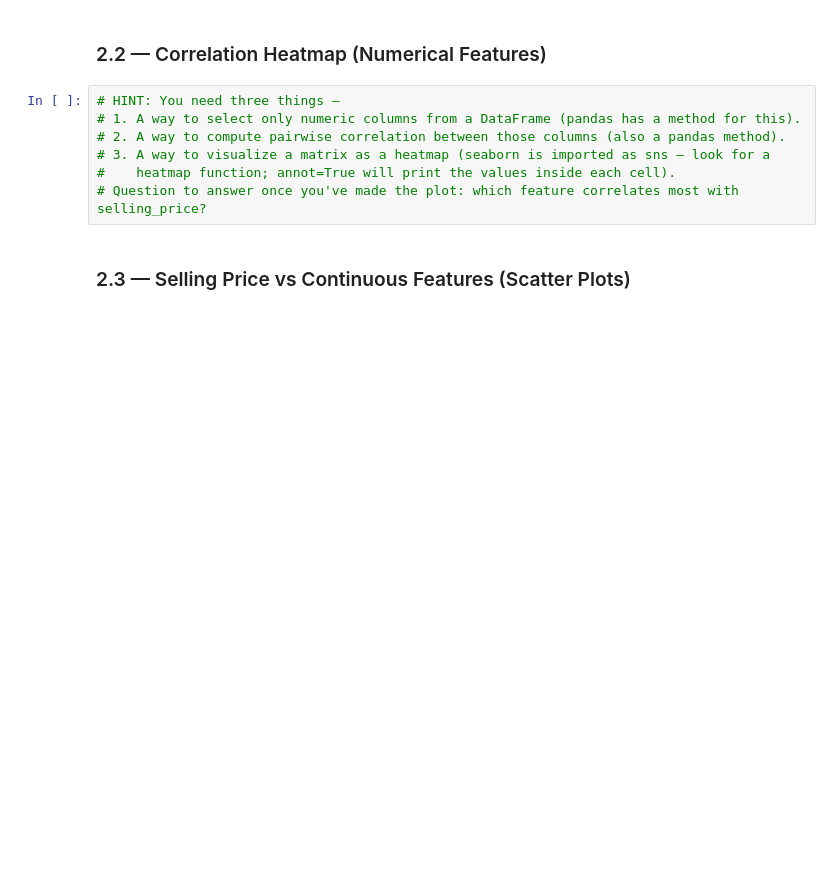
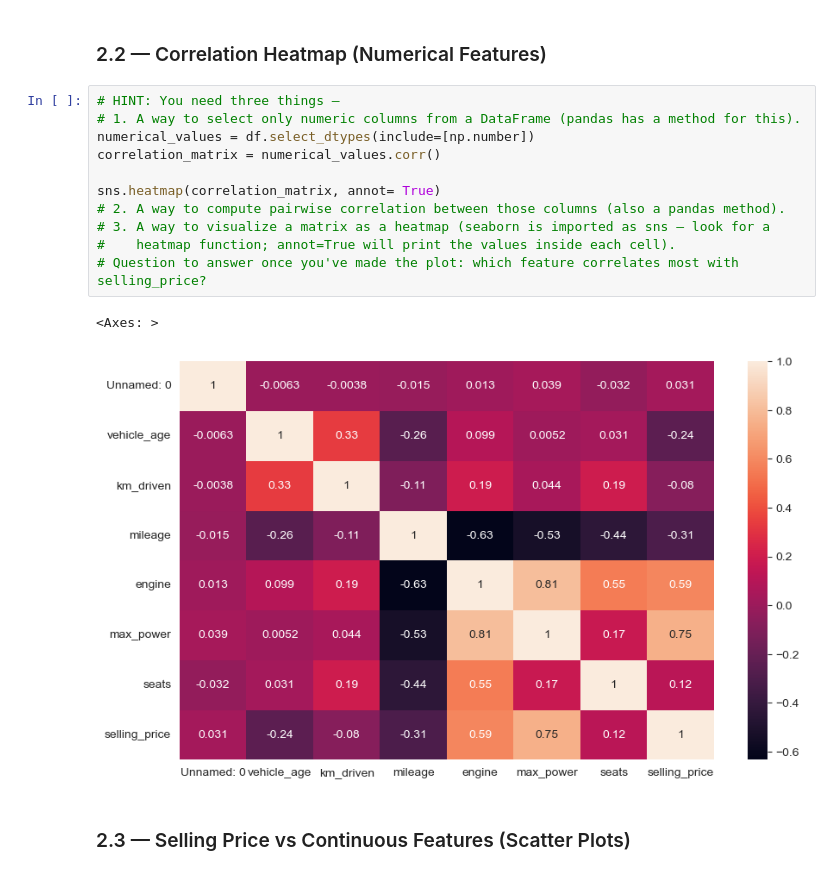
Before and after one commit to sufyan1105/Used-Car-Price-Prediction, a Jupyter notebook: used_car_price_predictor.ipynb, the cells around one changed output. Cells and saved outputs as stored; diff of their text form; blank space fills up the shorter version.

```diff
--- a/used_car_price_predictor.ipynb
+++ b/used_car_price_predictor.ipynb
@@ -138,10 +142,17 @@ plt.show()
 # %%
 # HINT: You need three things —
 # 1. A way to select only numeric columns from a DataFrame (pandas has a method for this).
+numerical_values = df.select_dtypes(include=[np.number])
+correlation_matrix = numerical_values.corr()
+
+sns.heatmap(correlation_matrix, annot= True)
 # 2. A way to compute pairwise correlation between those columns (also a pandas method).
 # 3. A way to visualize a matrix as a heatmap (seaborn is imported as sns — look for a
 #    heatmap function; annot=True will print the values inside each cell).
 # Question to answer once you've made the plot: which feature correlates most with selling_price?
+# %% [output]
+<Axes: >
+[figure, added]
 # %% [markdown]
 ### 2.3 — Selling Price vs Continuous Features (Scatter Plots)
 # %%
```
Also changed, not shown: parts of 1 cell of this notebook.
